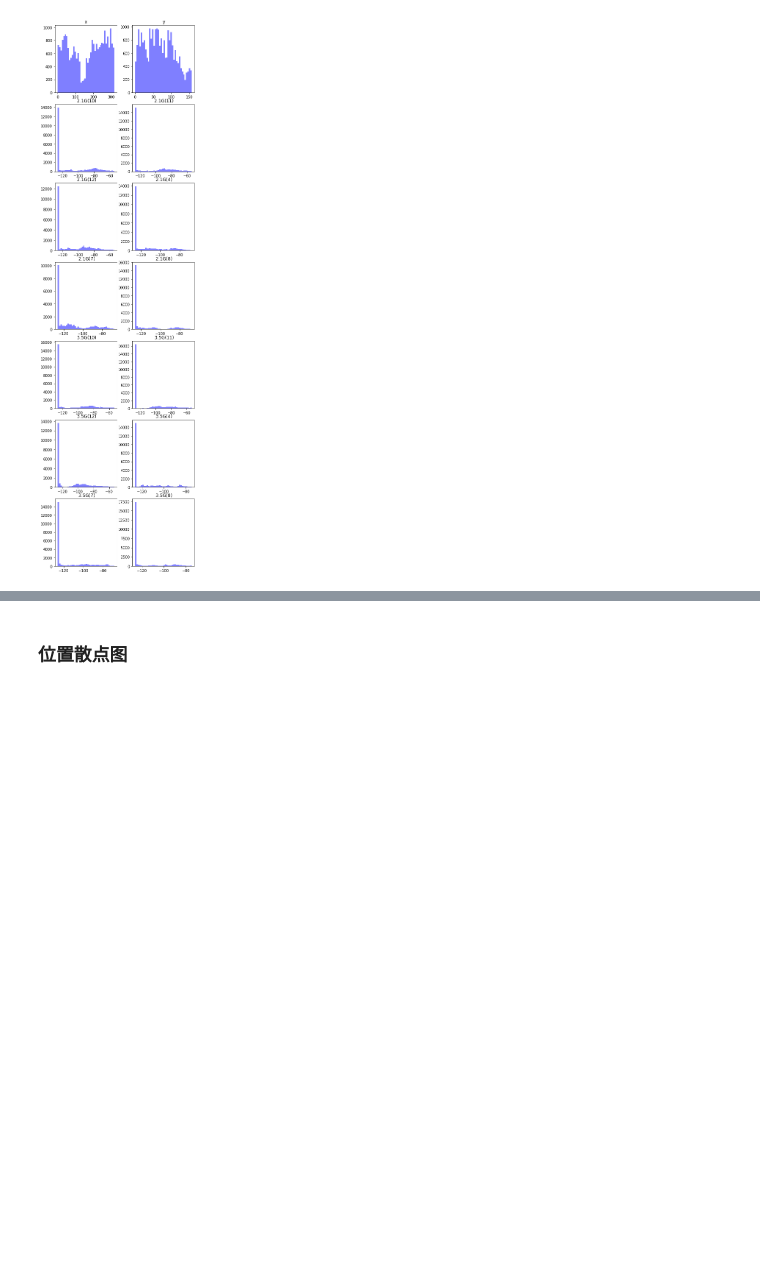
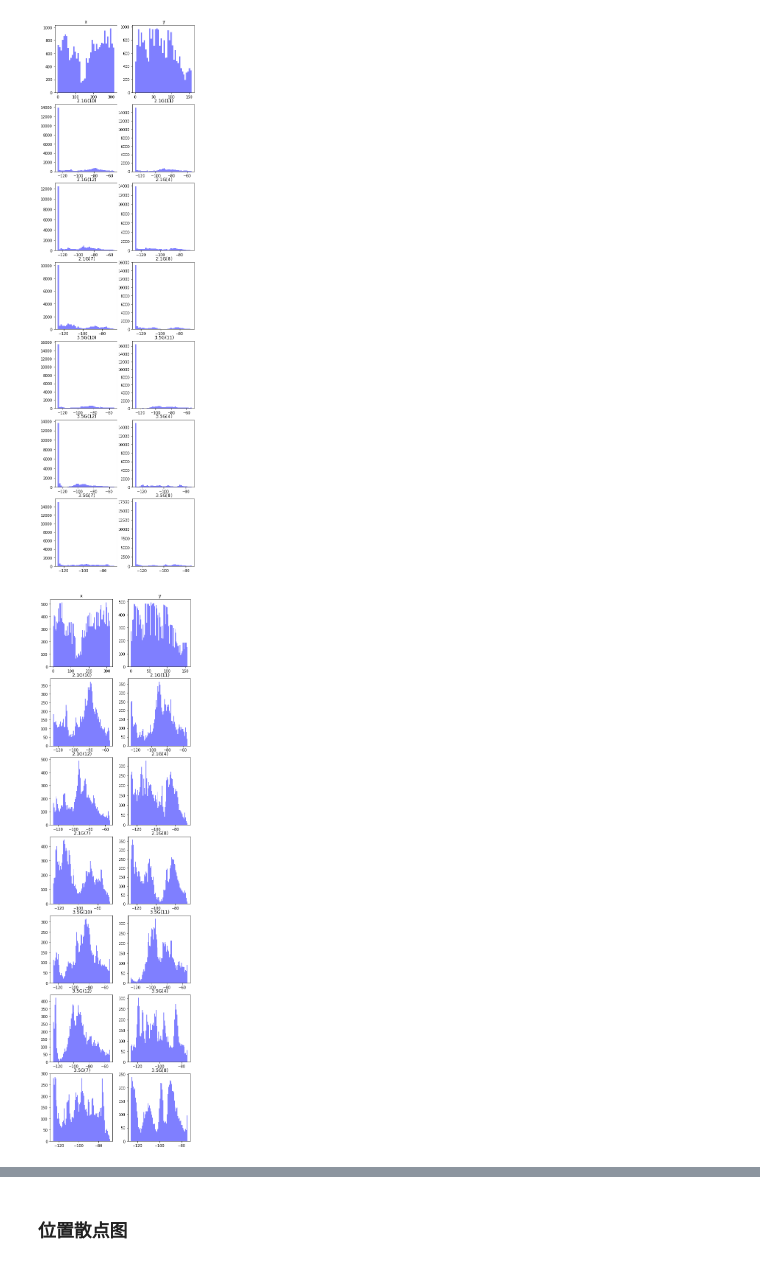
Before and after one commit to LeeMax117/RSRP_Model, a Jupyter notebook: data_explore.ipynb, the cells around one changed output, grey strips where cells are left out. Drawn from its saved outputs; the diff is of its cells as text; code cells hidden in the pictures; blank space fills up the shorter version.

```diff
--- a/data_explore.ipynb
+++ b/data_explore.ipynb
@@ -89,5 +89,16 @@ for i,ax in enumerate(axes):
         array.set_title(column)
 # %% [output]
 [figure]
+# %%
+f, axes = plt.subplots(7,2,figsize=(6, 21))
+f.tight_layout()
+selected_data = train_data[train_data > -126.23]
+for i,ax in enumerate(axes):
+    for j,array in enumerate(ax):
+        column = selected_data.columns[i*2 + j]
+        array.hist(selected_data[column].values,bins=80, label=selected_data[column], color='b', alpha=.5);
+        array.set_title(column)
+# %% [output]
+[figure, added]
 # %%
 for i in range(12):
```
Also changed, not shown: parts of 8 cells of this notebook.
